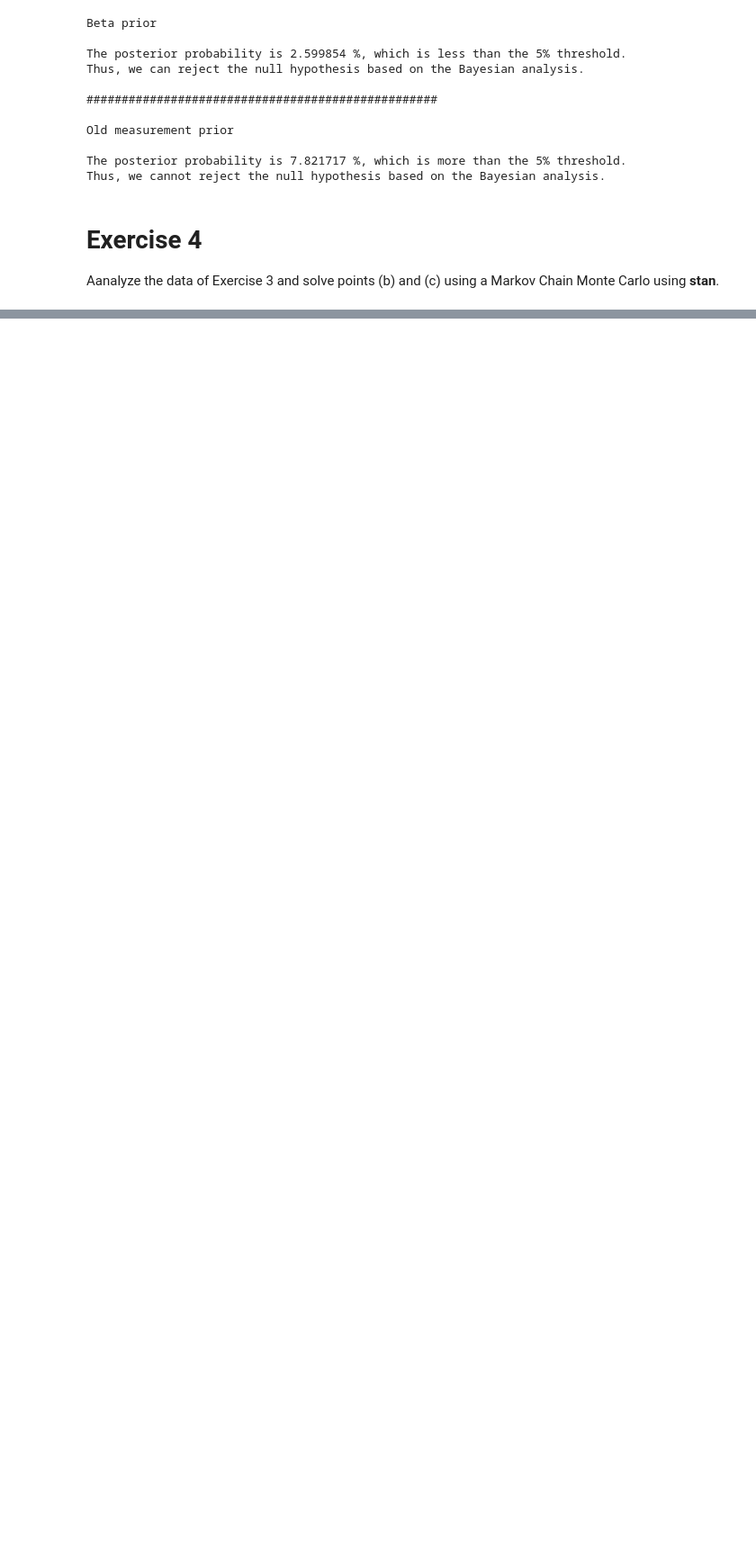
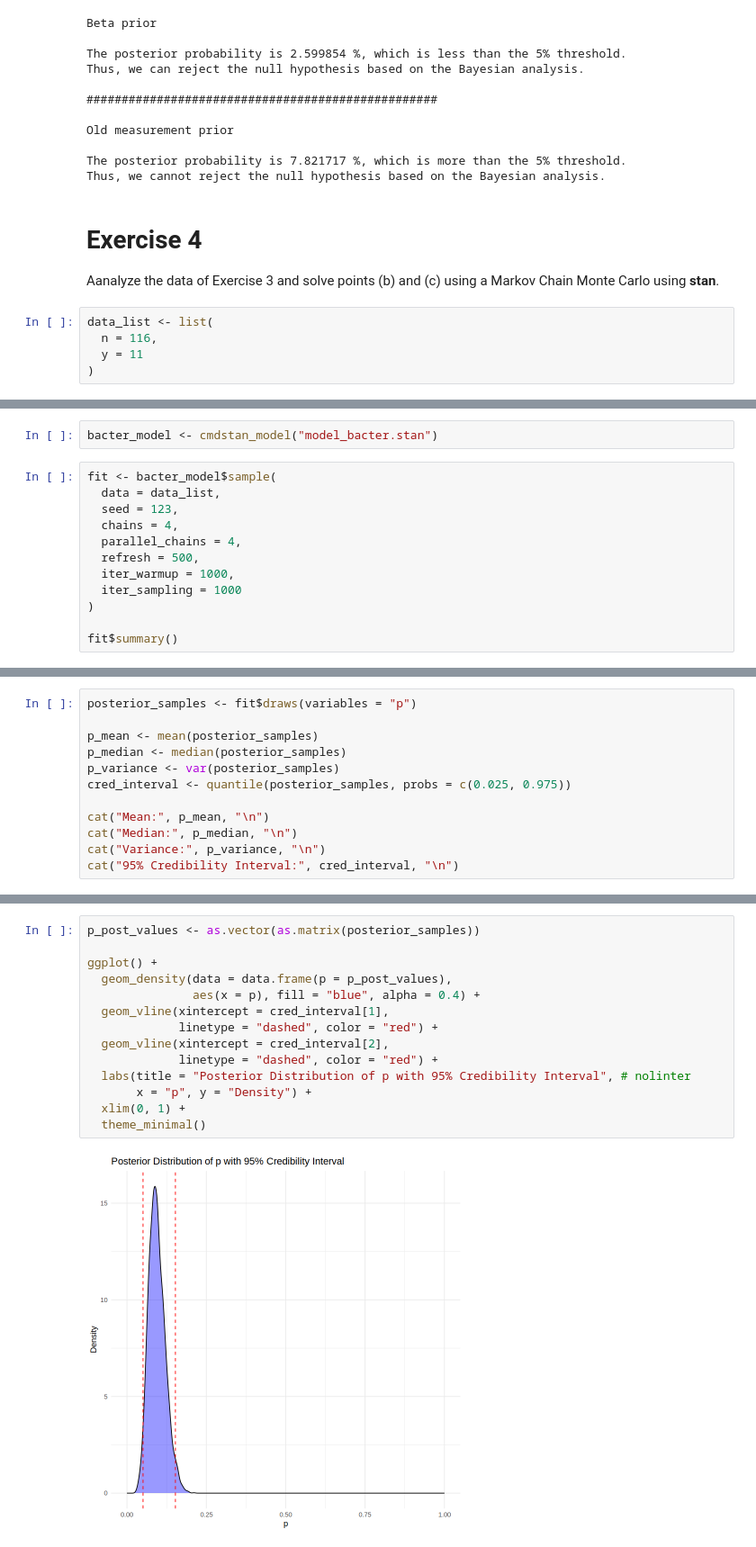
Before and after one commit to Kallo27/Advanced_statistics, a Jupyter notebook: Lab06/CalandraBuonaura_LorenzoRlab06.ipynb, the cells around one changed output, grey strips where cells are left out. Shown at 90% size. Saved outputs shown, nothing was run; the diff lists cells and outputs as text; blank space fills up the shorter version.

```diff
--- a/Lab06/CalandraBuonaura_LorenzoRlab06.ipynb
+++ b/Lab06/CalandraBuonaura_LorenzoRlab06.ipynb
@@ -608,5 +601,10 @@ Thus, we cannot reject the null hypothesis based on the Bayesian analysis.
 # Exercise 4
 
 Aanalyze the data of Exercise 3 and solve points (b) and (c) using a Markov Chain Monte Carlo using **stan**.
+# %%
+data_list <- list(
+  n = 116,
+  y = 11
+)
 # %%
 model_string_bacter <- "data {
@@ -622,3 +622,17 @@ model {
 }"
 
 writeLines(model_string_bacter, "model_bacter.stan")
+# %%
+bacter_model <- cmdstan_model("model_bacter.stan")
+# %%
+fit <- bacter_model$sample(
+  data = data_list,
+  seed = 123,
+  chains = 4,
+  parallel_chains = 4,
+  refresh = 500,
+  iter_warmup = 1000,
+  iter_sampling = 1000
+)
+
+fit$summary()
@@ -624,0 +662,12 @@ writeLines(model_string_bacter, "model_bacter.stan")
+# %%
+posterior_samples <- fit$draws(variables = "p")
+
+p_mean <- mean(posterior_samples)
+p_median <- median(posterior_samples)
+p_variance <- var(posterior_samples)
+cred_interval <- quantile(posterior_samples, probs = c(0.025, 0.975))
+
+cat("Mean:", p_mean, "\n")
+cat("Median:", p_median, "\n")
+cat("Variance:", p_variance, "\n")
+cat("95% Credibility Interval:", cred_interval, "\n")
@@ -624,0 +679,16 @@ writeLines(model_string_bacter, "model_bacter.stan")
+# %%
+p_post_values <- as.vector(as.matrix(posterior_samples))
+
+ggplot() +
+  geom_density(data = data.frame(p = p_post_values),
+               aes(x = p), fill = "blue", alpha = 0.4) +
+  geom_vline(xintercept = cred_interval[1],
+             linetype = "dashed", color = "red") +
+  geom_vline(xintercept = cred_interval[2],
+             linetype = "dashed", color = "red") +
+  labs(title = "Posterior Distribution of p with 95% Credibility Interval", # nolinter
+       x = "p", y = "Density") +
+  xlim(0, 1) +
+  theme_minimal()
+# %% [output]
+[figure, added]
```
Also changed, not shown: parts of 9 cells of this notebook, 4 other files.
